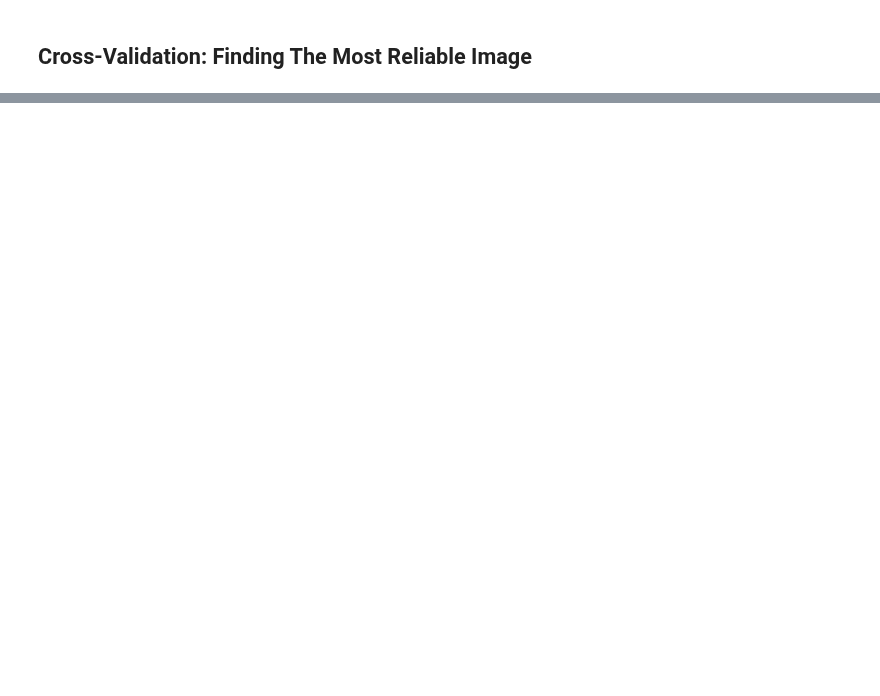
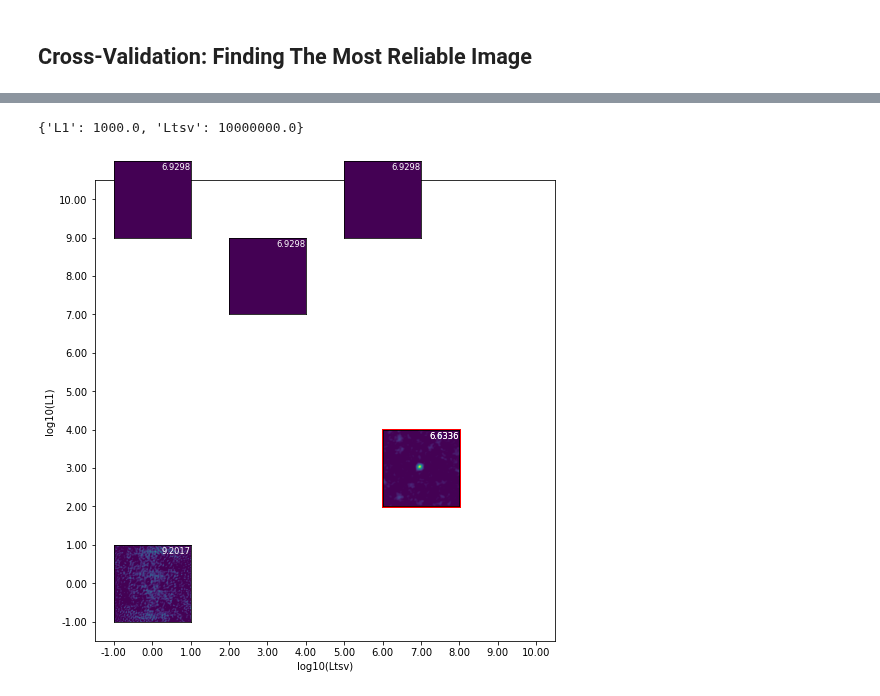
Before and after one commit to tnakazato/priism, a Jupyter notebook: cvrun.ipynb, the cells around one changed output, grey strips where cells are left out. Drawn from its saved outputs; the diff is of its cells as text; code cells hidden in the pictures; blank space fills up the shorter version.

Commit message:
add Bayesian optimization

```diff
--- a/cvrun.ipynb
+++ b/cvrun.ipynb
@@ -104,0 +115,16 @@ worker.crossvalidation(L1_list, Ltsv_list, num_fold=num_fold,
+# %%
+%%timeit -n 1 -r 1
+%%capture --no-display capture_cv
+
+L1_list = [1e-1, 1e0, 1e1, 1e2, 1e3, 1e4, 1e5, 1e6, 1e7, 1e8, 1e9, 1e10]
+Ltsv_list =  [1e-1, 1e0, 1e1, 1e2, 1e3, 1e4, 1e5, 1e6, 1e7, 1e8, 1e9, 1e10]
+num_fold = 4
+
+worker.crossvalidation(L1_list, Ltsv_list, num_fold=num_fold,
+                       imageprefix='mycvresult2', imagepolicy='full',
+                       summarize=True, figfile='cvresult2.png',
+                       datafile='cvresult2.dat', maxiter=1000, resultasinitialimage=False, scalehyperparam=False,
+                      optimizer='bayesian', bayesopt_maxiter=15)
+# %% [output]
+{'L1': 1000.0, 'Ltsv': 10000000.0}
+[figure, added]
```
Also changed, not shown: parts of 6 cells of this notebook.
